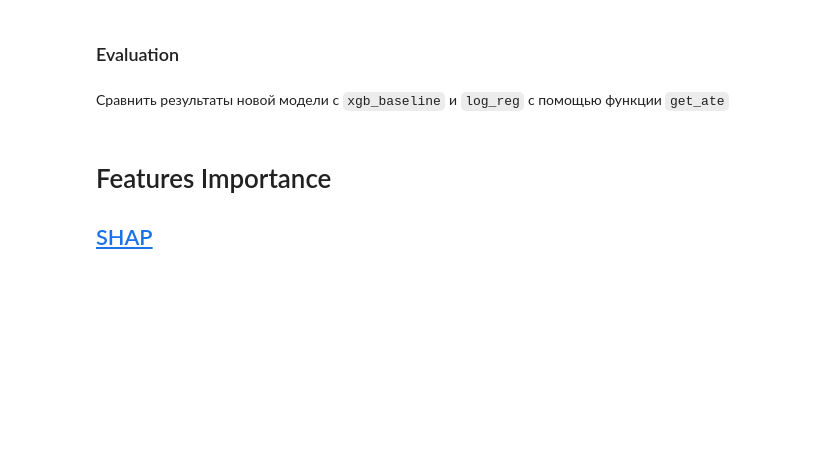
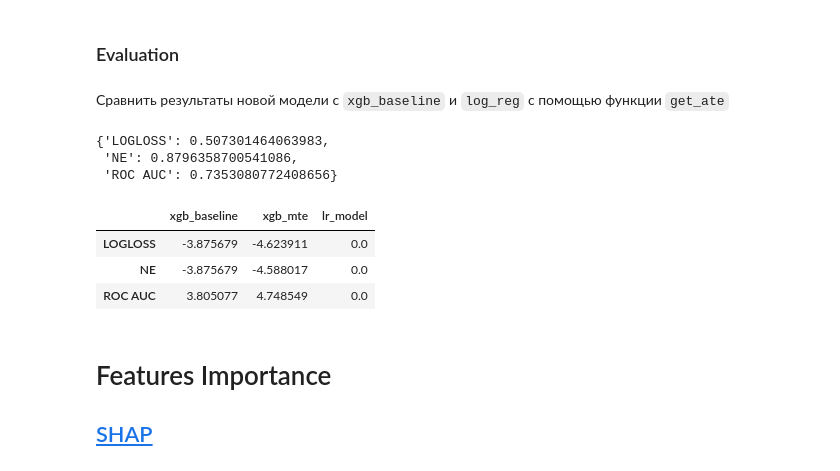
Before and after one commit to srzhn/MLBD, a Jupyter notebook: gradient_boosting/notebooks/xgboost.ipynb, the cells around one changed output. Cells and saved outputs as stored; diff of their text form; code cells hidden in the pictures; blank space fills up the shorter version.

```diff
--- a/gradient_boosting/notebooks/xgboost.ipynb
+++ b/gradient_boosting/notebooks/xgboost.ipynb
@@ -424,0 +407,4 @@ Train XGBoost on the new set of features
+# %%
+train_df, val_df, test_df = split_by_col(df, 'id', [0.8, 0.1, 0.1])
+# %%
+model2 = estimator.fit(train_df)
@@ -433,3 +417,19 @@ Train XGBoost on the new set of features
+# %%
+xgb_mte_metrics = add_metrics(model2, test_df, probabilities_col='probabilities')
+xgb_mte_metrics
+# %% [output]
+{'LOGLOSS': 0.507301464063983,
+ 'NE': 0.8796358700541086,
+ 'ROC AUC': 0.7353080772408656}
+# %%
+all_metrics['xgb_mte'] = xgb_mte_metrics
+# %%
+get_ate(all_metrics, 'lr_model')
+# %% [output]
+|  | xgb_baseline | xgb_mte | lr_model |
+| LOGLOSS | -3.875679 | -4.623911 | 0.0 |
+| NE | -3.875679 | -4.588017 | 0.0 |
+| ROC AUC | 3.805077 | 4.748549 | 0.0 |
 # %% [markdown]
 # Features Importance
 
```
Also changed, not shown: parts of 30 cells of this notebook.
